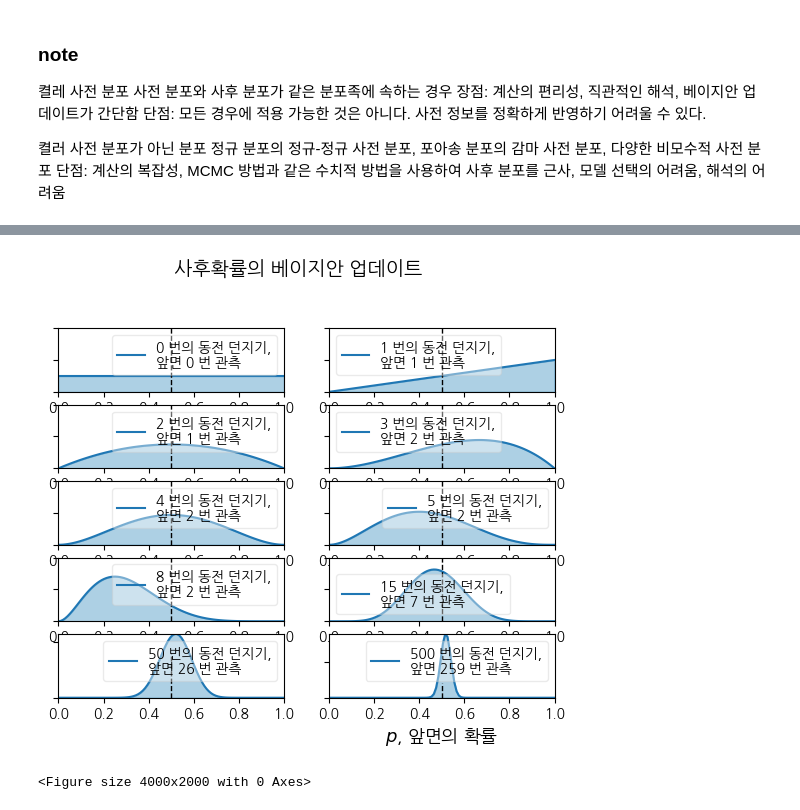
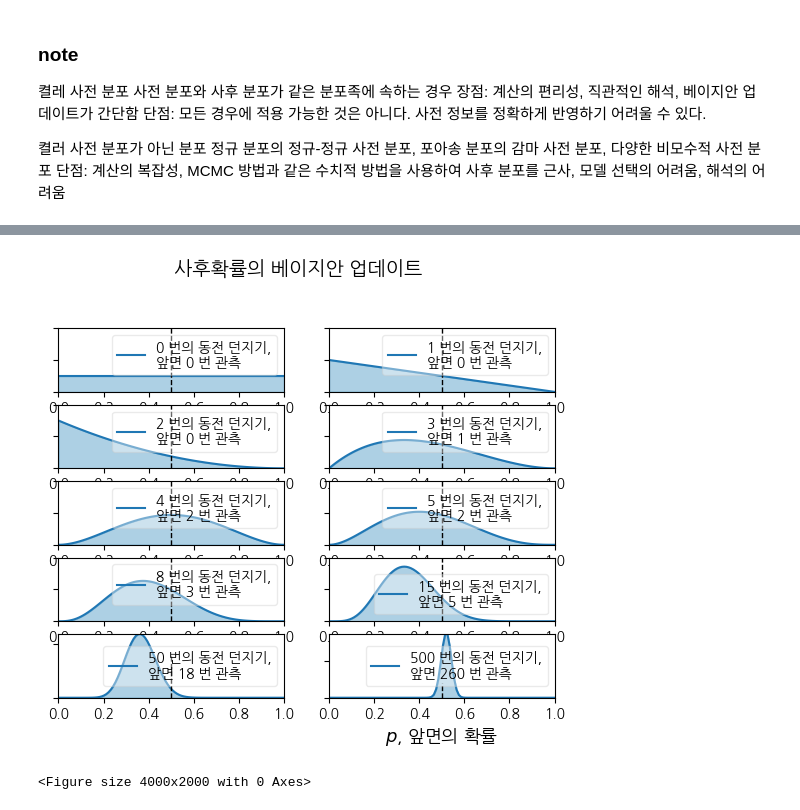
Before and after one commit to Song-Juntae/statistics, a Jupyter notebook: 프로그래머를_위한_베이지안_with_파이썬.ipynb, the cells around one changed output, grey strips where cells are left out. Saved outputs shown, nothing was run; the diff lists cells and outputs as text; code cells hidden in the pictures.

```diff
--- a/프로그래머를_위한_베이지안_with_파이썬.ipynb
+++ b/프로그래머를_위한_베이지안_with_파이썬.ipynb
@@ -156,22 +62,30 @@ plt.plot(베타연속확률변수.pdf(_0부터1까지일정한간격의100개의
 # %%
-for k, N in enumerate(n_trials):
-    sx = plt.subplot(int(len(n_trials) / 2), 2, k + 1)
+사전분포_베타 = stats.beta
+동전던지기_시행횟수들 = [0,1,2,3,4,5,8,15,50,500]
+
+동전던지기_확률 = 0.5
+동전던지기_결과 = stats.bernoulli.rvs(동전던지기_확률 , size=동전던지기_시행횟수들[-1])
+
+x = np.linspace(0, 1, 100)
+
+for k, N in enumerate(동전던지기_시행횟수들):
+    sx = plt.subplot(int(len(동전던지기_시행횟수들) / 2), 2, k + 1)
     plt.xlabel("$p$, 앞면의 확률", fontsize=13) \
-        if k in [0, len(n_trials) - 1] else None
+        if k in [0, len(동전던지기_시행횟수들) - 1] else None
     plt.setp(sx.get_yticklabels(), visible=False)
-    heads = data[:N].sum()
-    y = dist.pdf(x, 1 + heads, 1 + N - heads)
+    heads = 동전던지기_결과[:N].sum()
+    y = 사전분포_베타.pdf(x, 1 + heads, 1 + N - heads)
     plt.plot(x, y, label="%d 번의 동전 던지기,\n앞면 %d 번 관측" % (N, heads))
     plt.fill_between(x, 0, y, color="#348ABD", alpha=0.4)
     plt.vlines(0.5, 0, 4, color="k", linestyles="--", lw=1)
 
     leg = plt.legend()
     leg.get_frame().set_alpha(0.4)
     plt.autoscale(tight=True)
 
 plt.suptitle("사후확률의 베이지안 업데이트", y=1.02, fontsize=14)
 plt.figure(figsize=(40, 20))
 plt.tight_layout()
 # %% [output]
-[figure, old version]
+[figure, new version]
 <Figure size 4000x2000 with 0 Axes>
```
Also changed, not shown: parts of 10 cells of this notebook.
